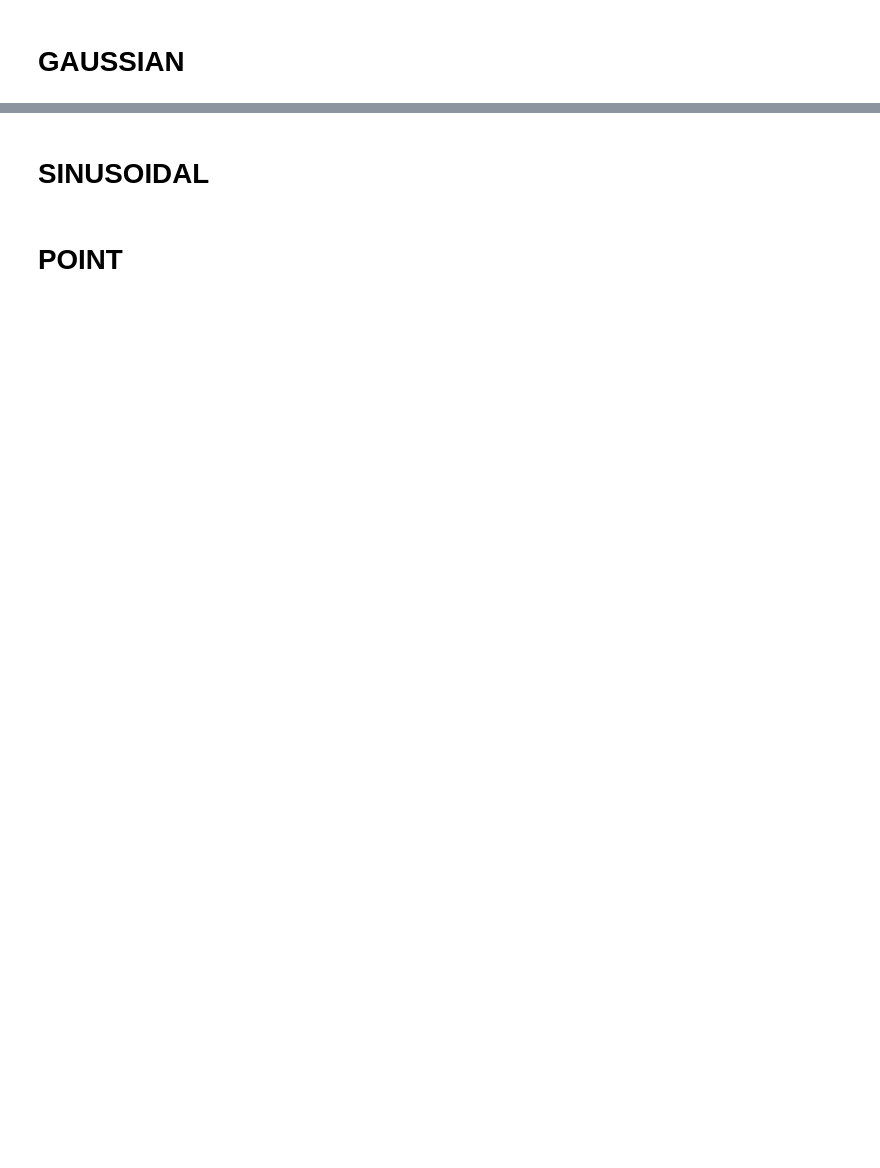
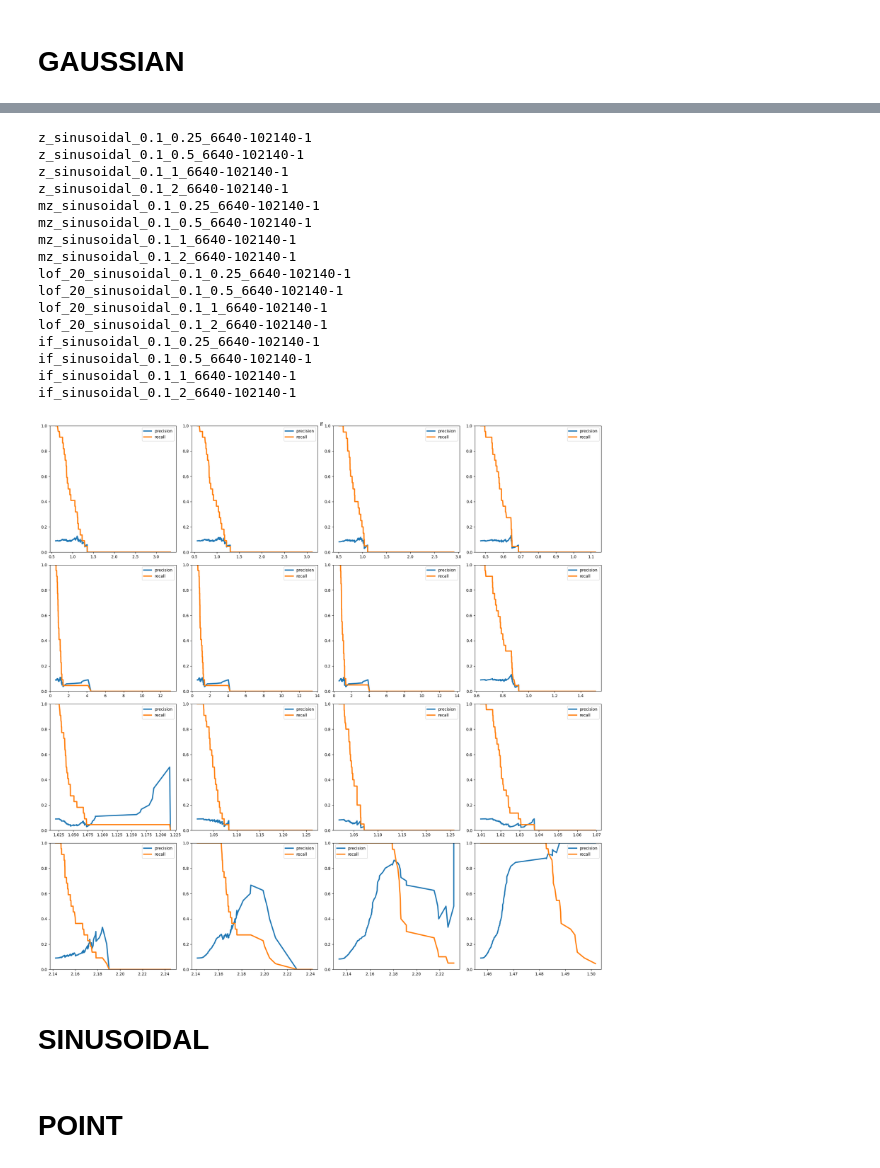
Before and after one commit to luukverkleij/PredictiveMaintenance, a Jupyter notebook: bodyshop-project/src/gaussian-experiments.ipynb, the cells around one changed output, grey strips where cells are left out. Saved outputs shown, nothing was run; the diff lists cells and outputs as text; code cells hidden in the pictures; blank space fills up the shorter version.

```diff
--- a/bodyshop-project/src/gaussian-experiments.ipynb
+++ b/bodyshop-project/src/gaussian-experiments.ipynb
@@ -253,14 +294,32 @@ for exp in models:
 # %%
 rp_curves = {}
 for exp in models:
     mname = exp.name
-    for (ename, exp) in exps_gaussian.items():
+    for (ename, exp) in exps_sinusoid.items():
         print(f"{mname}_{ename}")
         rp_curves[f"{mname}_{ename}"] = exp.results['pr'][mname]
 
 
 with warnings.catch_warnings(action="ignore"):
     plot_rpcurves(rp_curves, colnums=4, title=mname, auc=True, f1=False, showtitle=False, linewidth=3)
+# %% [output]
+z_sinusoidal_0.1_0.25_6640-102140-1
+z_sinusoidal_0.1_0.5_6640-102140-1
+z_sinusoidal_0.1_1_6640-102140-1
+z_sinusoidal_0.1_2_6640-102140-1
+mz_sinusoidal_0.1_0.25_6640-102140-1
+mz_sinusoidal_0.1_0.5_6640-102140-1
+mz_sinusoidal_0.1_1_6640-102140-1
+mz_sinusoidal_0.1_2_6640-102140-1
+lof_20_sinusoidal_0.1_0.25_6640-102140-1
+lof_20_sinusoidal_0.1_0.5_6640-102140-1
+lof_20_sinusoidal_0.1_1_6640-102140-1
+lof_20_sinusoidal_0.1_2_6640-102140-1
+if_sinusoidal_0.1_0.25_6640-102140-1
+if_sinusoidal_0.1_0.5_6640-102140-1
+if_sinusoidal_0.1_1_6640-102140-1
+if_sinusoidal_0.1_2_6640-102140-1
+[figure, added]
 # %% [markdown]
 # SINUSOIDAL
 # %%
```
Also changed, not shown: parts of 10 cells of this notebook, 1 other file.
